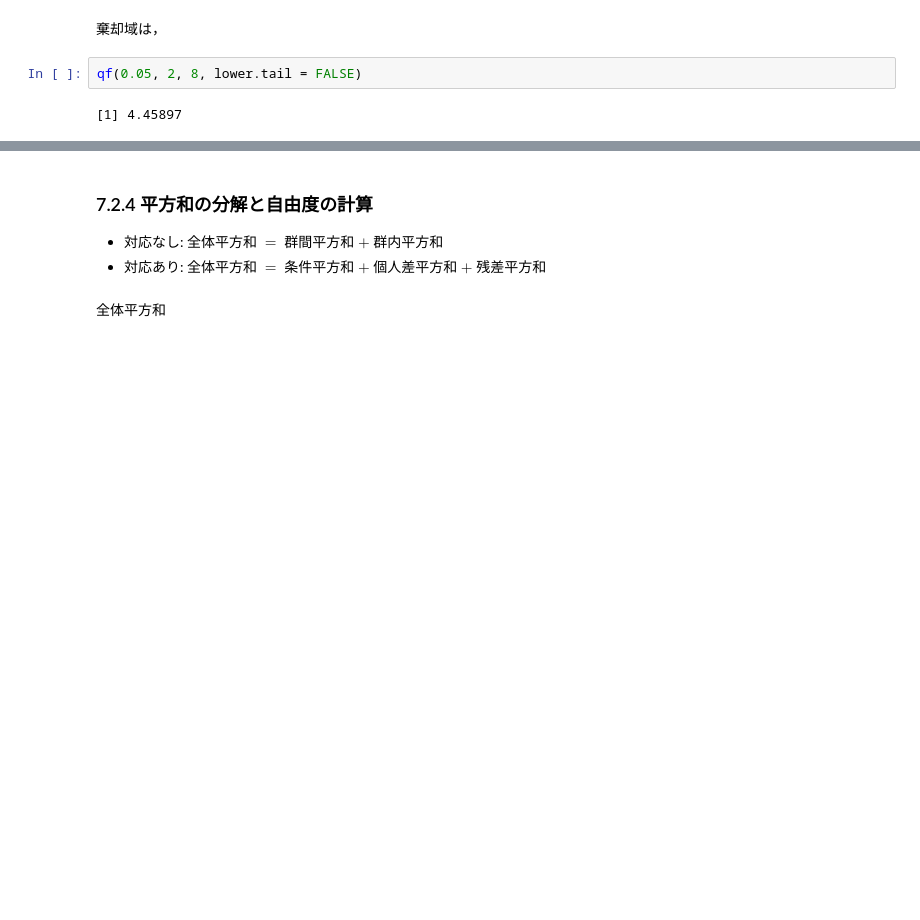
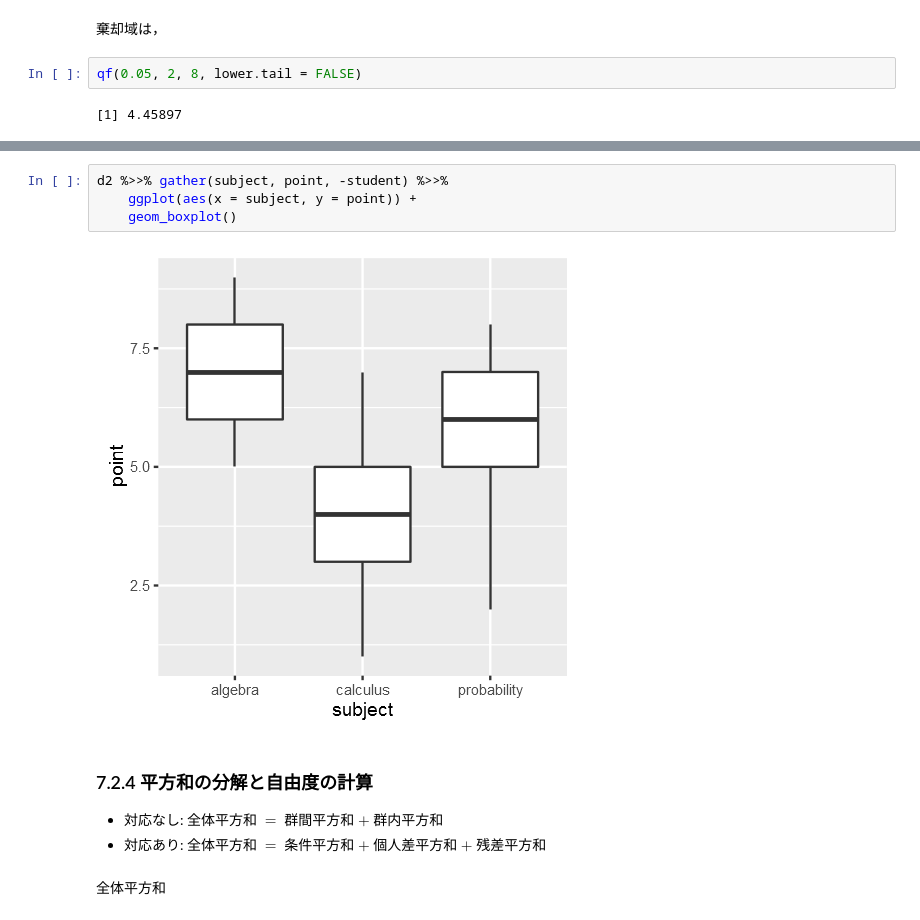
Before and after one commit to whatalnk/r-easy-stat, a Jupyter notebook: Chap07.ipynb, the cells around one changed output, grey strips where cells are left out. Drawn from its saved outputs; the diff is of its cells as text; blank space fills up the shorter version.

```diff
--- a/Chap07.ipynb
+++ b/Chap07.ipynb
@@ -507,3 +481,9 @@ qf(0.05, 2, 8, lower.tail = FALSE)
+# %%
+d2 %>>% gather(subject, point, -student) %>>%
+    ggplot(aes(x = subject, y = point)) +
+    geom_boxplot()
+# %% [output]
+[figure, added]
 # %% [markdown]
 ### 7.2.4 平方和の分解と自由度の計算
 
```
Also changed, not shown: parts of 38 cells of this notebook.
